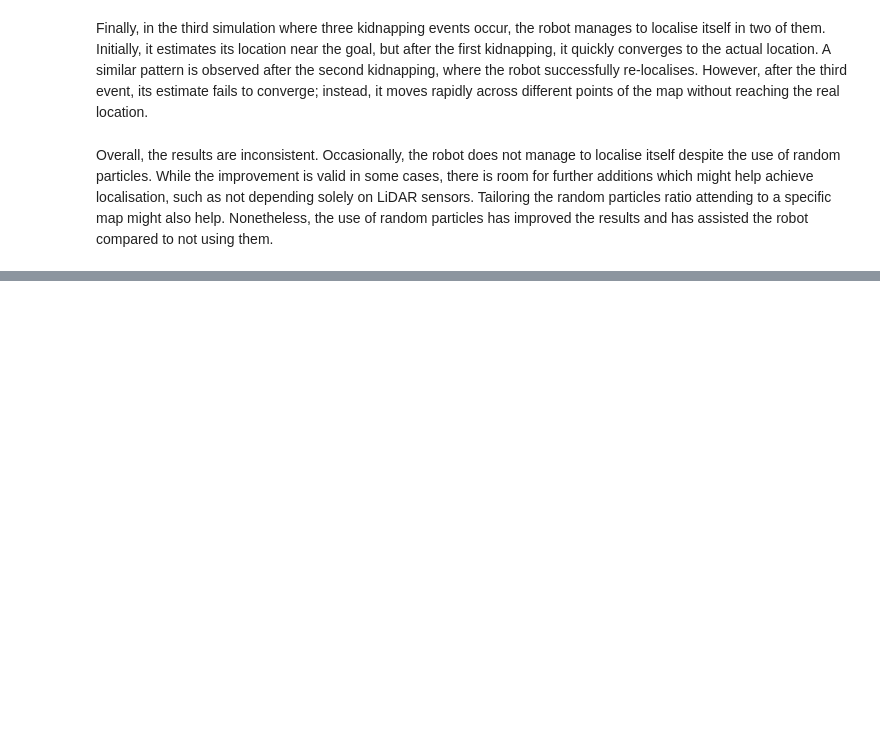
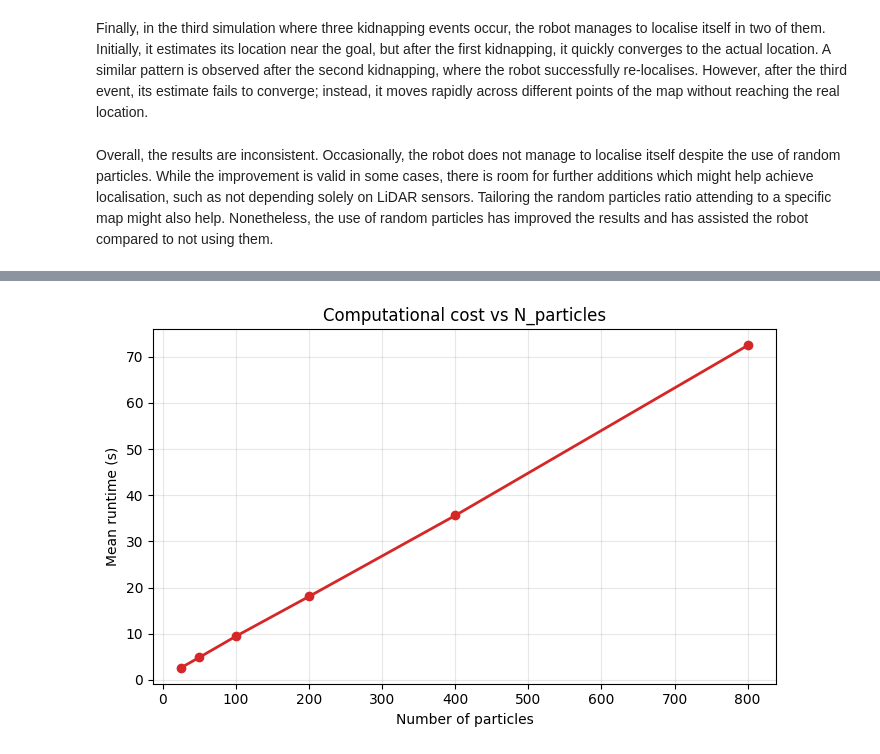
Before and after one commit to alvaromalfaro/autonomous-robotics, a Jupyter notebook: Homework1.ipynb, the cells around one changed output, grey strips where cells are left out. Cells and saved outputs as stored; diff of their text form; code cells hidden in the pictures; blank space fills up the shorter version.

```diff
--- a/Homework1.ipynb
+++ b/Homework1.ipynb
@@ -1526,0 +1689,20 @@ Before submitting, make sure that:
+# %%
+df_rt = summary_global.sort_values("n_particles")
+
+plt.figure(figsize=(7, 4.5))
+plt.plot(
+    df_rt["n_particles"],
+    df_rt["mean_runtime_s"],
+    marker="o",
+    linewidth=2,
+    color="tab:red"
+)
+
+plt.xlabel("Number of particles")
+plt.ylabel("Mean runtime (s)")
+plt.title("Computational cost vs N_particles")
+plt.grid(True, alpha=0.3)
+plt.tight_layout()
+plt.show()
+# %% [output]
+[figure, added]
```
Also changed, not shown: parts of 35 cells of this notebook.
